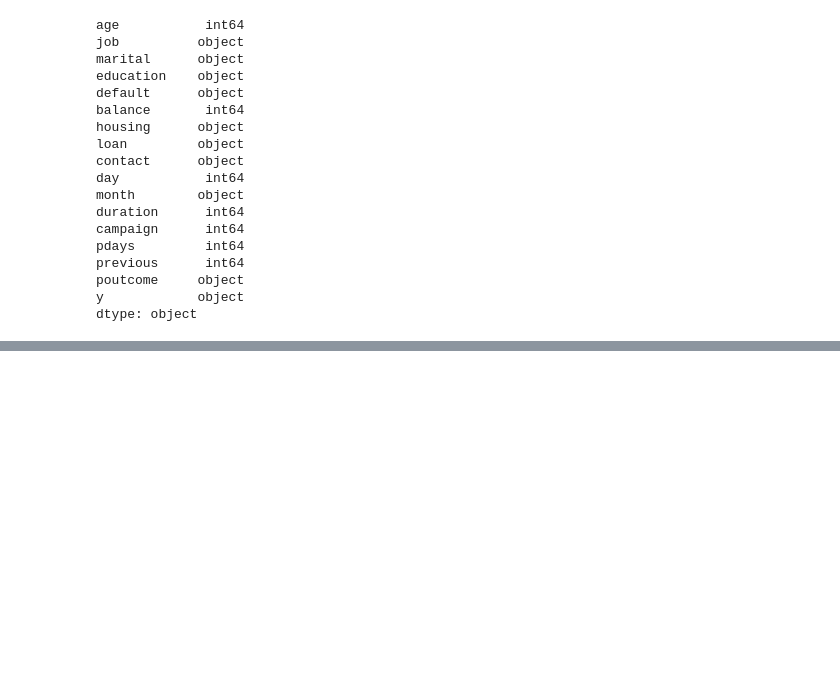
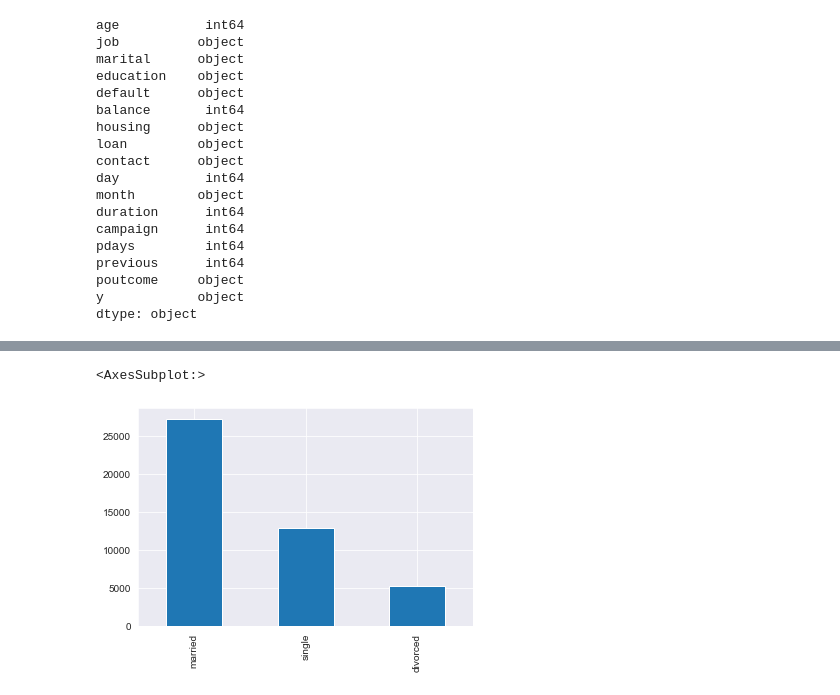
Before and after one commit to mnikolop/case1-bank, a Jupyter notebook: dataInvestigation.ipynb, the cells around one changed output, grey strips where cells are left out. Cells and saved outputs as stored; diff of their text form; code cells hidden in the pictures; blank space fills up the shorter version.

```diff
--- a/dataInvestigation.ipynb
+++ b/dataInvestigation.ipynb
@@ -85,0 +63,6 @@ Name: y, dtype: object
+# %%
+dfOld.marital.value_counts().plot(kind='bar')
+# dfOld.marital.describe()
+# %% [output]
+<AxesSubplot:>
+[figure, added]
```
Also changed, not shown: parts of 17 cells of this notebook, 7 other files.
